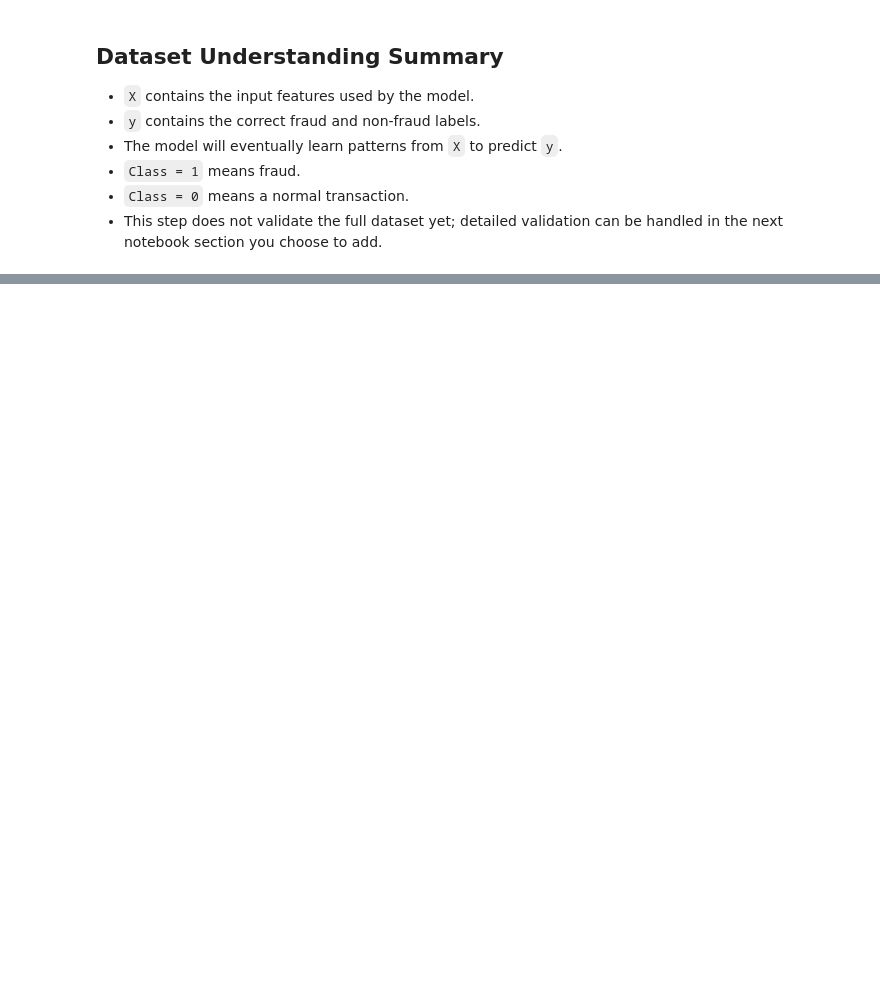
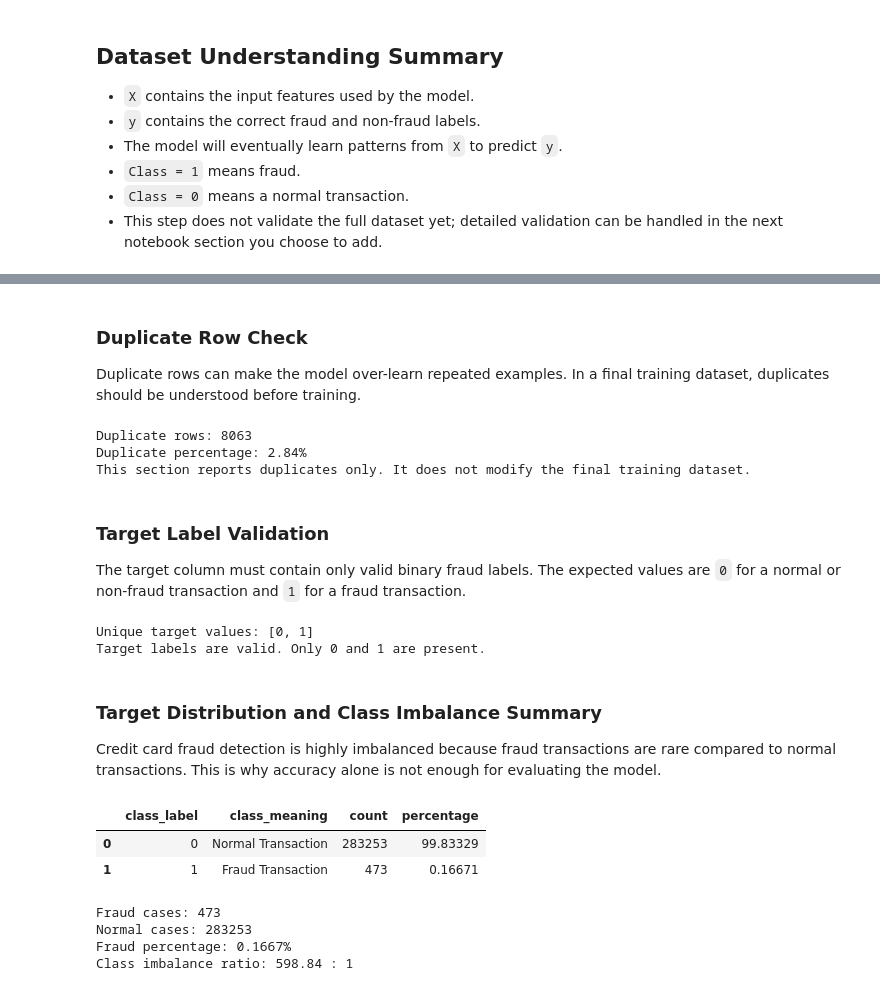
Before and after one commit to mmubashir95/Credit-Card-Fraud-Detection, a Jupyter notebook: notebooks/17_final_model_training.ipynb, the cells around one changed output, grey strips where cells are left out. Saved outputs shown, nothing was run; the diff lists cells and outputs as text; code cells hidden in the pictures; blank space fills up the shorter version.

```diff
--- a/notebooks/17_final_model_training.ipynb
+++ b/notebooks/17_final_model_training.ipynb
@@ -200,0 +231,75 @@ print(y.value_counts())
+# %% [markdown]
+### Duplicate Row Check
+
+Duplicate rows can make the model over-learn repeated examples. In a final training dataset, duplicates should be understood before training.
+# %%
+duplicate_rows = int(df.duplicated().sum())
+duplicate_percentage = (duplicate_rows / len(df) * 100) if len(df) else 0.0
+
+print(f"Duplicate rows: {duplicate_rows}")
+print(f"Duplicate percentage: {duplicate_percentage:.2f}%")
+print("This section reports duplicates only. It does not modify the final training dataset.")
+# %% [output]
+Duplicate rows: 8063
+Duplicate percentage: 2.84%
+This section reports duplicates only. It does not modify the final training dataset.
+# %% [markdown]
+### Target Label Validation
+
+The target column must contain only valid binary fraud labels. The expected values are `0` for a normal or non-fraud transaction and `1` for a fraud transaction.
+# %%
+valid_target_values = {0, 1}
+actual_target_values = {int(value) for value in df[TARGET_COL].dropna().unique()}
+unexpected_values = actual_target_values - valid_target_values
+
+print(f"Unique target values: {sorted(actual_target_values)}")
+if unexpected_values:
+    raise ValueError(f"Unexpected target values found: {unexpected_values}")
+
+print("Target labels are valid. Only 0 and 1 are present.")
+# %% [output]
+Unique target values: [0, 1]
+Target labels are valid. Only 0 and 1 are present.
+# %% [markdown]
+### Target Distribution and Class Imbalance Summary
+
+Credit card fraud detection is highly imbalanced because fraud transactions are rare compared to normal transactions. This is why accuracy alone is not enough for evaluating the model.
+# %%
+target_counts = y.value_counts().sort_index()
+normal_count = int(target_counts.get(0, 0))
+fraud_count = int(target_counts.get(1, 0))
+total_records = len(y)
+normal_percentage = (normal_count / total_records * 100) if total_records else 0.0
+fraud_percentage = (fraud_count / total_records * 100) if total_records else 0.0
+imbalance_ratio = (normal_count / fraud_count) if fraud_count else float("inf")
+
+target_distribution_summary = pd.DataFrame(
+    [
+        {
+            "class_label": 0,
+            "class_meaning": "Normal Transaction",
+            "count": normal_count,
+            "percentage": normal_percentage,
+        },
+        {
+            "class_label": 1,
+            "class_meaning": "Fraud Transaction",
+            "count": fraud_count,
+            "percentage": fraud_percentage,
+        },
+    ]
+)
+
+display(target_distribution_summary)
+print(f"Fraud cases: {fraud_count}")
+print(f"Normal cases: {normal_count}")
+print(f"Fraud percentage: {fraud_percentage:.4f}%")
+print(f"Class imbalance ratio: {imbalance_ratio:.2f} : 1")
+# %% [output]
+|  | class_label | class_meaning | count | percentage |
+| 0 | 0 | Normal Transaction | 283253 | 99.83329 |
+| 1 | 1 | Fraud Transaction | 473 | 0.16671 |
+Fraud cases: 473
+Normal cases: 283253
+Fraud percentage: 0.1667%
+Class imbalance ratio: 598.84 : 1
```
Also changed, not shown: parts of 14 cells of this notebook.
